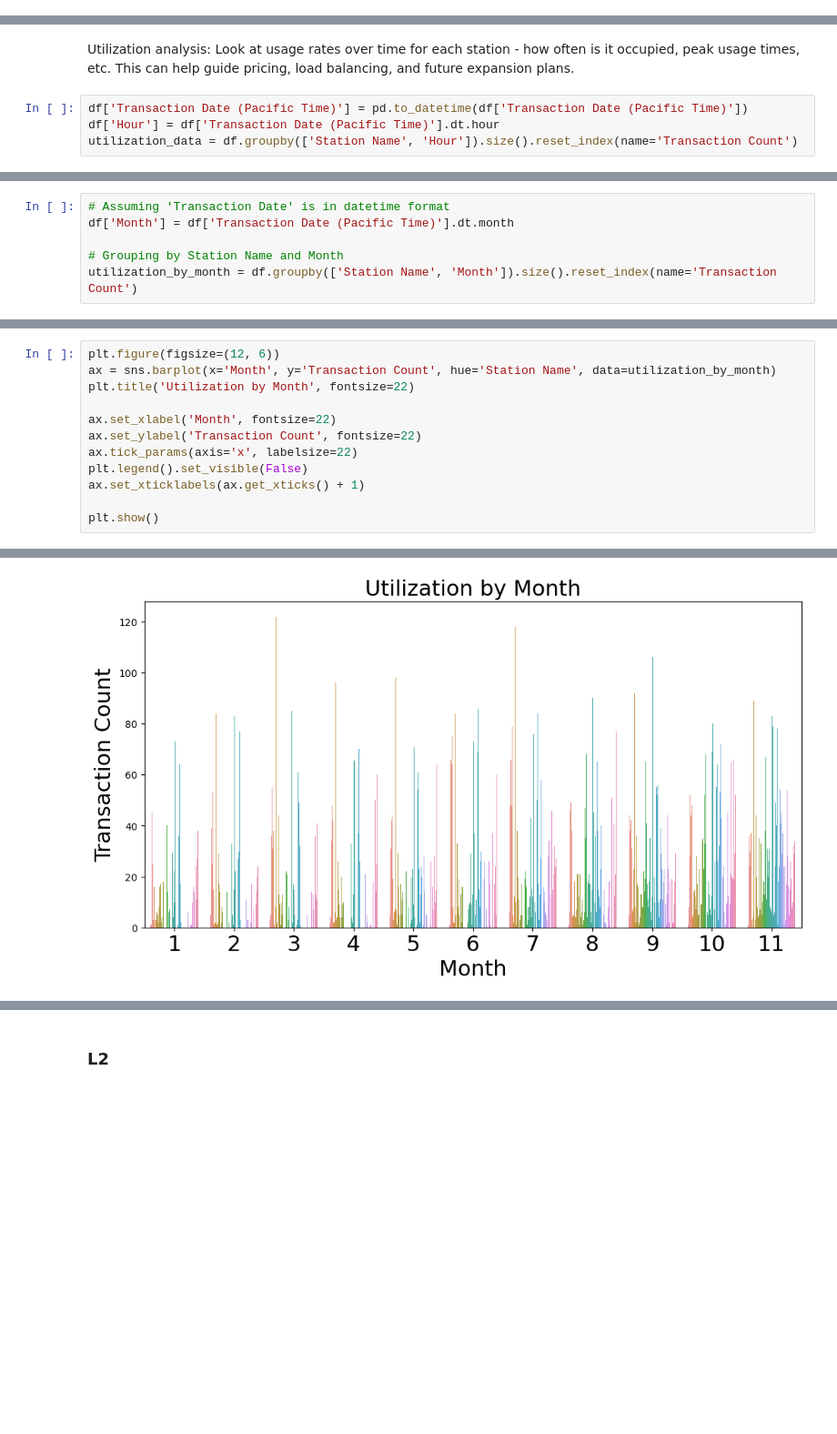
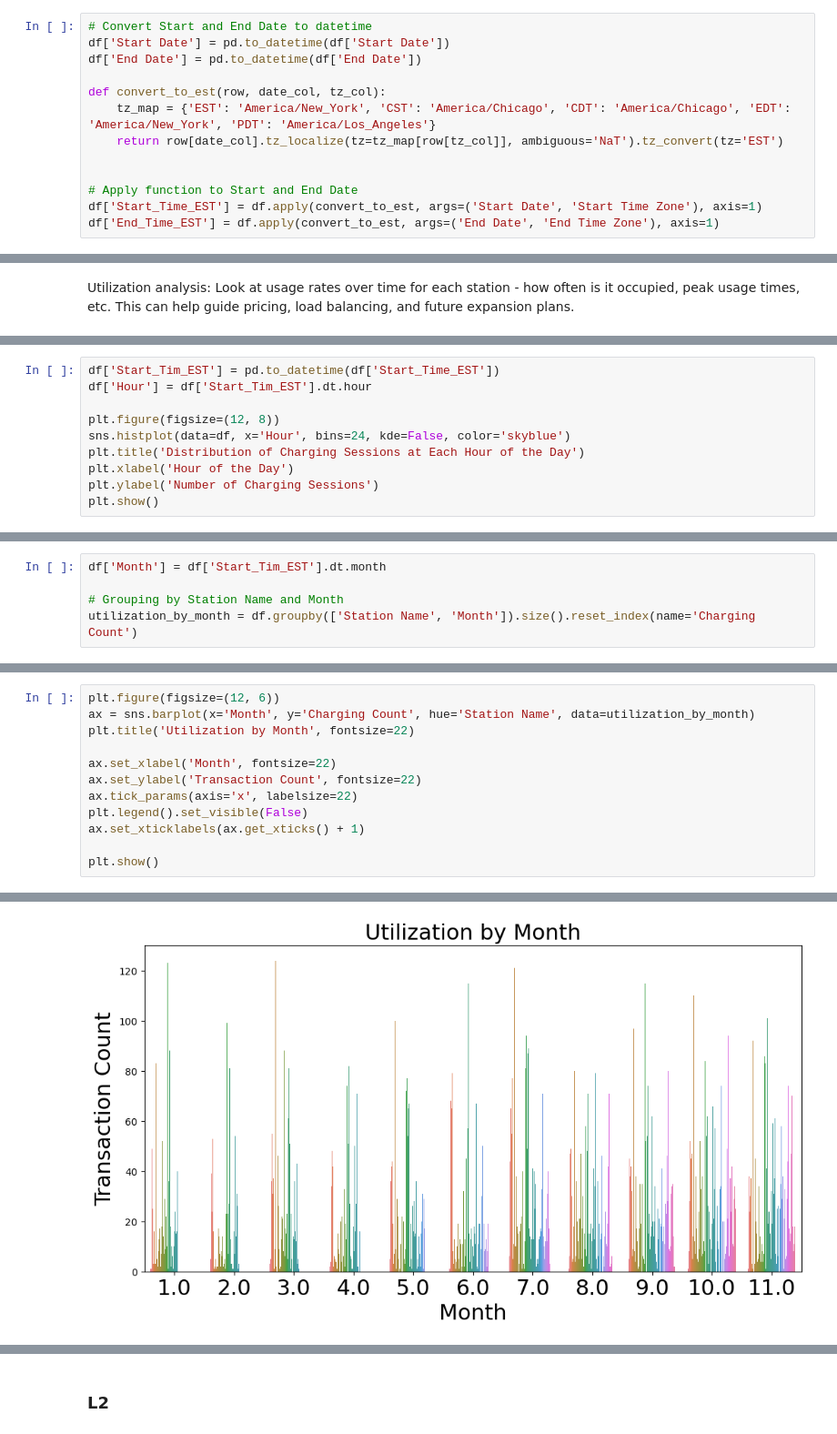
Before and after one commit to mkhaleghian/SevenStates, a Jupyter notebook: Analysis.ipynb, the cells around one changed output, grey strips where cells are left out. Shown at 91% size. Saved outputs shown, nothing was run; the diff lists cells and outputs as text; blank space fills up the shorter version.

Commit message:
Add more detail
Convert all the start time and end time to EST Time zone. Then histogram of month and time of the day usage.

```diff
--- a/Analysis.ipynb
+++ b/Analysis.ipynb
@@ -16,3 +30,16 @@ df = pd.read_csv('Session-Details-Summary-20231129.csv')
+# %%
+# Convert Start and End Date to datetime
+df['Start Date'] = pd.to_datetime(df['Start Date'])
+df['End Date'] = pd.to_datetime(df['End Date'])
+
+def convert_to_est(row, date_col, tz_col):
+    tz_map = {'EST': 'America/New_York', 'CST': 'America/Chicago', 'CDT': 'America/Chicago', 'EDT': 'America/New_York', 'PDT': 'America/Los_Angeles'}
+    return row[date_col].tz_localize(tz=tz_map[row[tz_col]], ambiguous='NaT').tz_convert(tz='EST')
+
+
+# Apply function to Start and End Date
+df['Start_Time_EST'] = df.apply(convert_to_est, args=('Start Date', 'Start Time Zone'), axis=1)
+df['End_Time_EST'] = df.apply(convert_to_est, args=('End Date', 'End Time Zone'), axis=1)
 # %%
 missing_count = df['Port Type'].value_counts().get('Missing', 0)
 print(f"Number of missing values in 'Port Type': {missing_count}")
@@ -532,4 +537,0 @@ Utilization analysis: Look at usage rates over time for each station - how often
-# %%
-df['Transaction Date (Pacific Time)'] = pd.to_datetime(df['Transaction Date (Pacific Time)'])
-df['Hour'] = df['Transaction Date (Pacific Time)'].dt.hour
-utilization_data = df.groupby(['Station Name', 'Hour']).size().reset_index(name='Transaction Count')
@@ -556,0 +538,10 @@ plt.show()
+# %%
+df['Start_Tim_EST'] = pd.to_datetime(df['Start_Time_EST'])
+df['Hour'] = df['Start_Tim_EST'].dt.hour
+
+plt.figure(figsize=(12, 8))
+sns.histplot(data=df, x='Hour', bins=24, kde=False, color='skyblue')
+plt.title('Distribution of Charging Sessions at Each Hour of the Day')
+plt.xlabel('Hour of the Day')
+plt.ylabel('Number of Charging Sessions')
+plt.show()
@@ -557,6 +550,5 @@ plt.show()
 # %%
-# Assuming 'Transaction Date' is in datetime format
-df['Month'] = df['Transaction Date (Pacific Time)'].dt.month
+df['Month'] = df['Start_Tim_EST'].dt.month
 
 # Grouping by Station Name and Month
-utilization_by_month = df.groupby(['Station Name', 'Month']).size().reset_index(name='Transaction Count')
+utilization_by_month = df.groupby(['Station Name', 'Month']).size().reset_index(name='Charging Count')
@@ -569,6 +555,6 @@ See the caveats in the documentation: https://pandas.pydata.org/pandas-docs/stab
 # %%
 plt.figure(figsize=(12, 6))
-ax = sns.barplot(x='Month', y='Transaction Count', hue='Station Name', data=utilization_by_month)
+ax = sns.barplot(x='Month', y='Charging Count', hue='Station Name', data=utilization_by_month)
 plt.title('Utilization by Month', fontsize=22)
 
 ax.set_xlabel('Month', fontsize=22)
@@ -582 +569 @@ plt.show()
-[figure, old version]
+[figure, new version]
```
Also changed, not shown: parts of 30 cells of this notebook.
